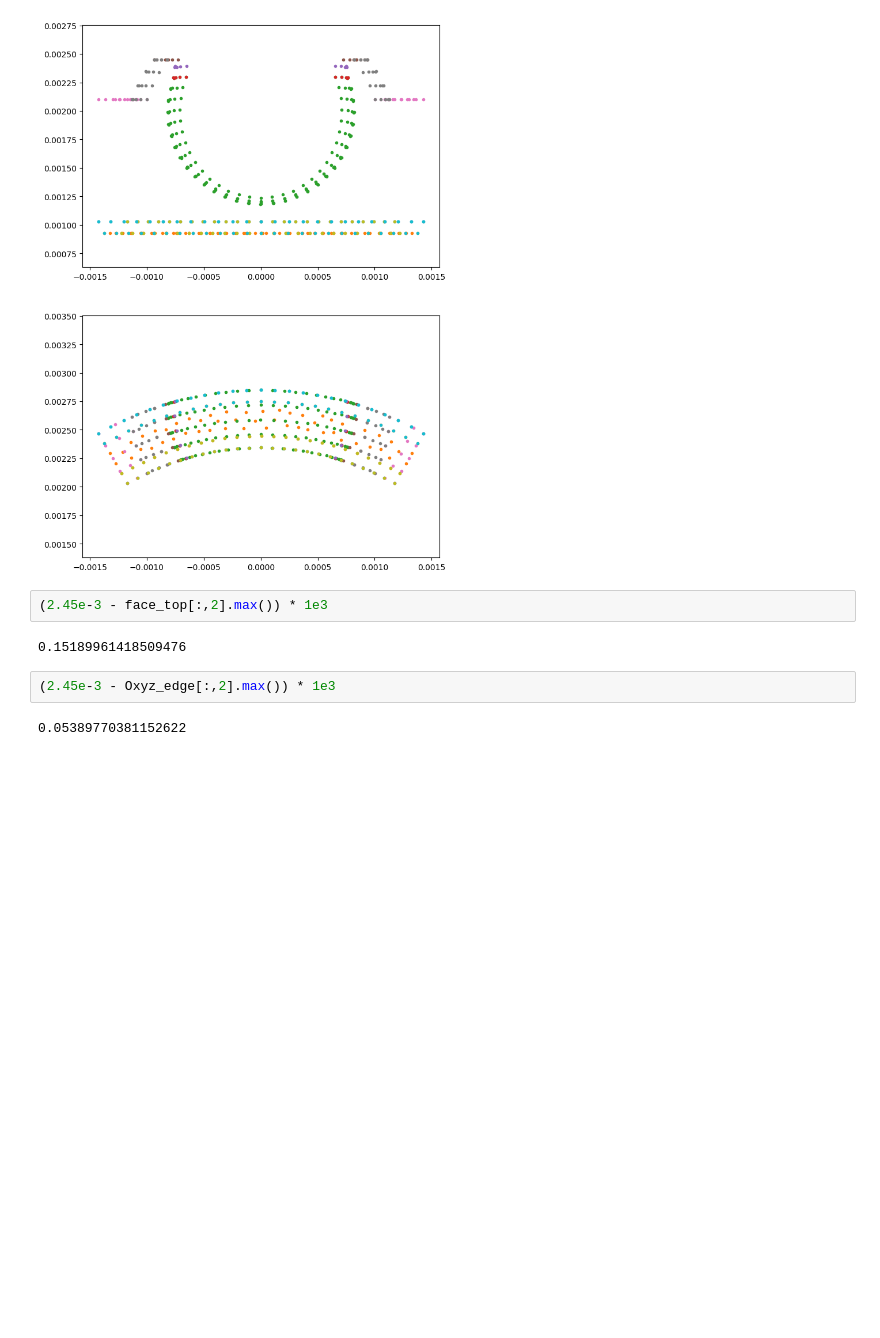
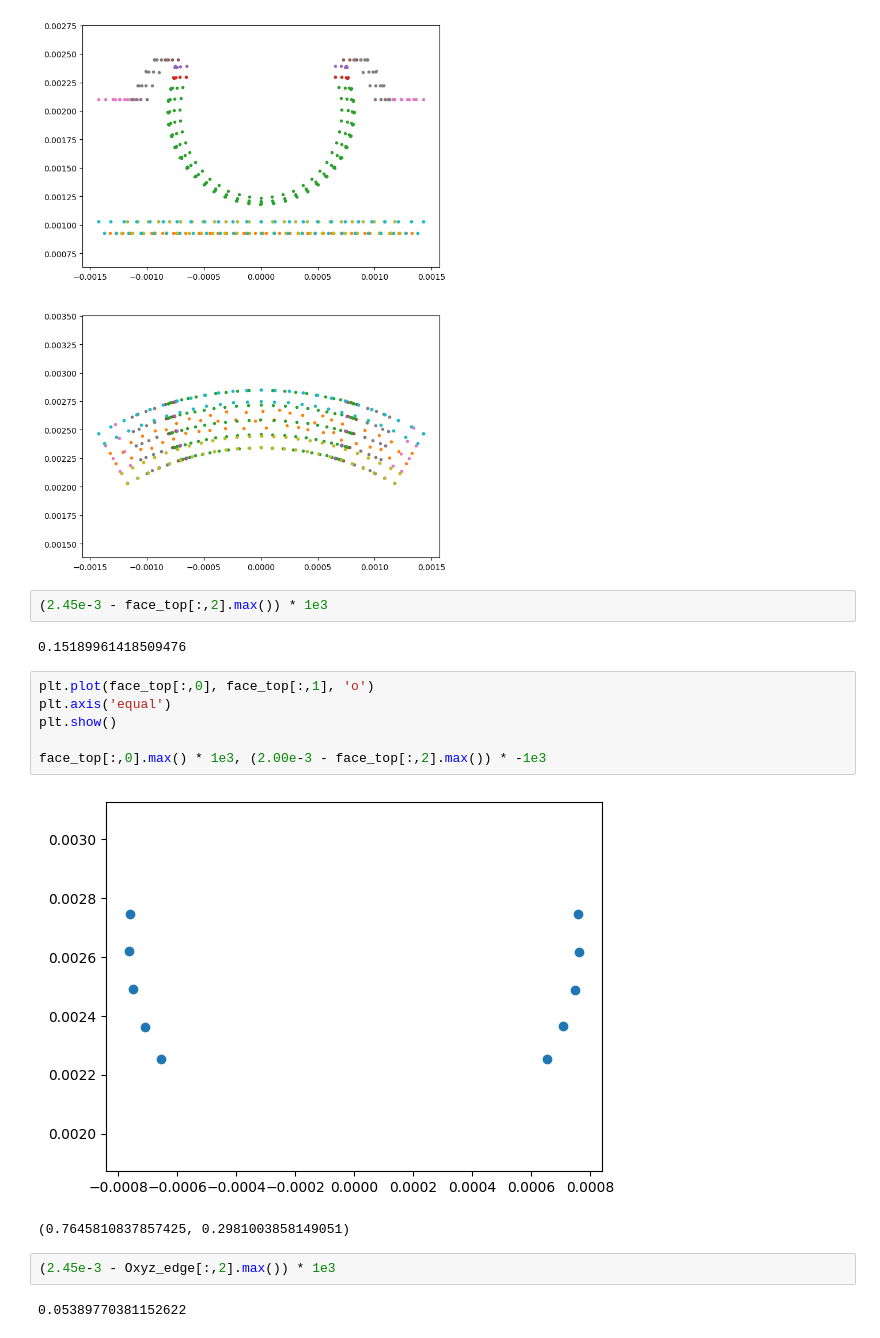
Before and after one commit to gyakusu/Mophing, a Jupyter notebook: python/BearingGeometry.ipynb, the cells around one changed output. Cells and saved outputs as stored; diff of their text form; blank space fills up the shorter version.

```diff
--- a/python/BearingGeometry.ipynb
+++ b/python/BearingGeometry.ipynb
@@ -256,6 +256,15 @@ for i in[0,1]:
 (2.45e-3 - face_top[:,2].max()) * 1e3
 # %% [output]
 0.15189961418509476
+# %%
+plt.plot(face_top[:,0], face_top[:,1], 'o')
+plt.axis('equal')
+plt.show()
+
+face_top[:,0].max() * 1e3, (2.00e-3 - face_top[:,2].max()) * -1e3
+# %% [output]
+[figure, added]
+(0.7645810837857425, 0.2981003858149051)
 # %%
 (2.45e-3 - Oxyz_edge[:,2].max()) * 1e3
 # %% [output]
```
Also changed, not shown: 3 other files.
